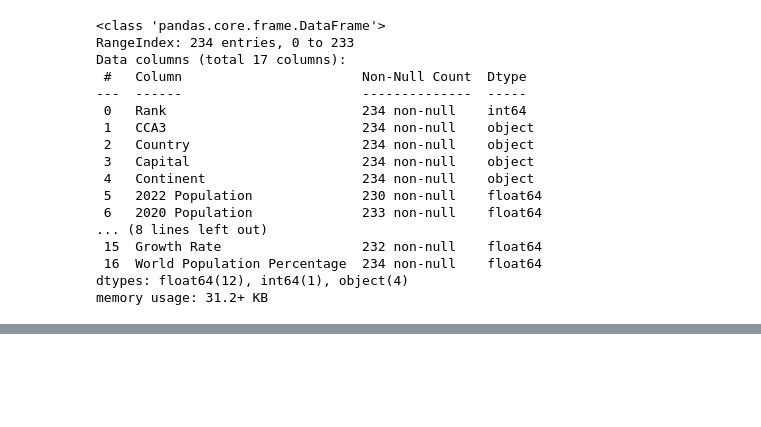
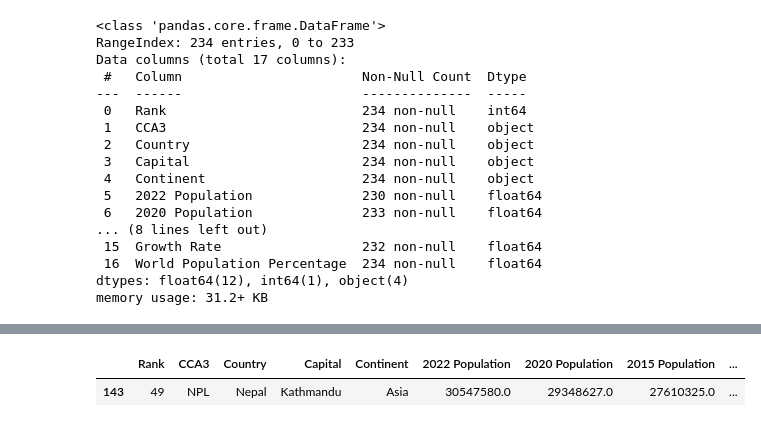
Before and after one commit to surajadkhari/Student-Mental-Health-Risk-Prediction, a Jupyter notebook: code.ipynb, the cells around one changed output, grey strips where cells are left out. Drawn from its saved outputs; the diff is of its cells as text; code cells hidden in the pictures; blank space fills up the shorter version.

Commit message:
isin() as list search

```diff
--- a/code.ipynb
+++ b/code.ipynb
@@ -155,0 +172,7 @@ memory usage: 31.2+ KB
+# %%
+#df[df['Country'].isin(["Nepal"])]
+searchCountry=["Nepal"]
+df[df["Country"].isin(searchCountry)]
+# %% [output]
+|  | Rank | CCA3 | Country | Capital | Continent | 2022 Population | 2020 Population | 2015 Population | ... |
+| 143 | 49 | NPL | Nepal | Kathmandu | Asia | 30547580.0 | 29348627.0 | 27610325.0 | ... |
```
Also changed, not shown: parts of 1 cell of this notebook.
